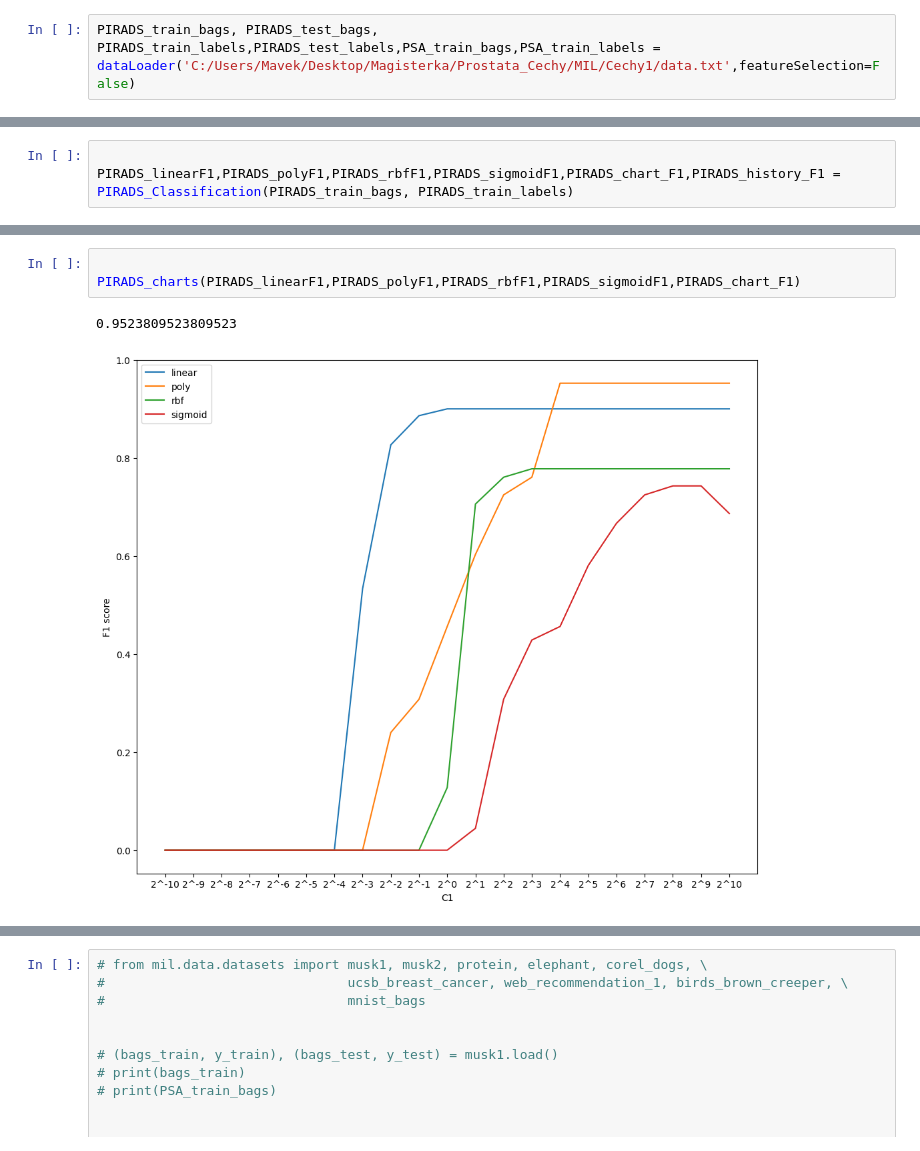
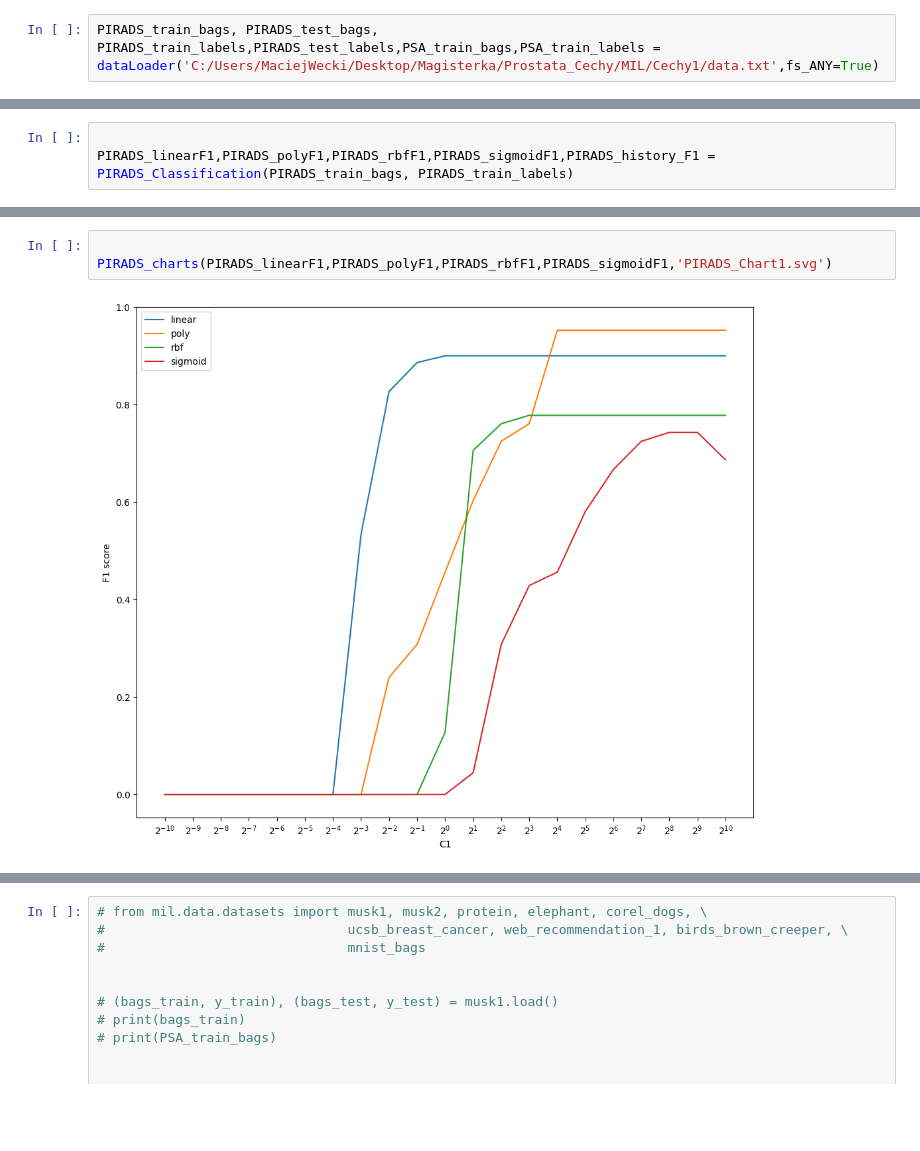
Before and after one commit to MavekGit/Feature_Classification, a Jupyter notebook: Klasyfikacja.ipynb, the cells around one changed output, grey strips where cells are left out. Saved outputs shown, nothing was run; the diff lists cells and outputs as text; blank space fills up the shorter version.

```diff
--- a/Klasyfikacja.ipynb
+++ b/Klasyfikacja.ipynb
@@ -38,2 +1,2 @@ from ITMO_FS.filters.univariate import (
 # %%
-PIRADS_train_bags, PIRADS_test_bags, PIRADS_train_labels,PIRADS_test_labels,PSA_train_bags,PSA_train_labels = dataLoader('C:/Users/Mavek/Desktop/Magisterka/Prostata_Cechy/MIL/Cechy1/data.txt',featureSelection=False)
+PIRADS_train_bags, PIRADS_test_bags, PIRADS_train_labels,PIRADS_test_labels,PSA_train_bags,PSA_train_labels = dataLoader('C:/Users/MaciejWecki/Desktop/Magisterka/Prostata_Cechy/MIL/Cechy1/data.txt',fs_ANY=True)
@@ -66,4 +32,4 @@ PSA_charts(PSA_linearF1,PSA_polyF1,PSA_rbfF1,PSA_sigmoidF1,PSA_chart_F1)
 # %%
 
-PIRADS_linearF1,PIRADS_polyF1,PIRADS_rbfF1,PIRADS_sigmoidF1,PIRADS_chart_F1,PIRADS_history_F1 = PIRADS_Classification(PIRADS_train_bags, PIRADS_train_labels)
+PIRADS_linearF1,PIRADS_polyF1,PIRADS_rbfF1,PIRADS_sigmoidF1,PIRADS_history_F1 = PIRADS_Classification(PIRADS_train_bags, PIRADS_train_labels)
 # %% [output]
@@ -87,8 +53,7 @@ PIRADS_linearF1,PIRADS_polyF1,PIRADS_rbfF1,PIRADS_sigmoidF1,PIRADS_chart_F1,PIRA
 # %%
 
-PIRADS_charts(PIRADS_linearF1,PIRADS_polyF1,PIRADS_rbfF1,PIRADS_sigmoidF1,PIRADS_chart_F1)
+PIRADS_charts(PIRADS_linearF1,PIRADS_polyF1,PIRADS_rbfF1,PIRADS_sigmoidF1,'PIRADS_Chart1.svg')
 # %% [output]
-0.9523809523809523
-[figure, old version]
+[figure, new version]
 # %%
 
```
Also changed, not shown: parts of 30 cells of this notebook, 18 other files.
